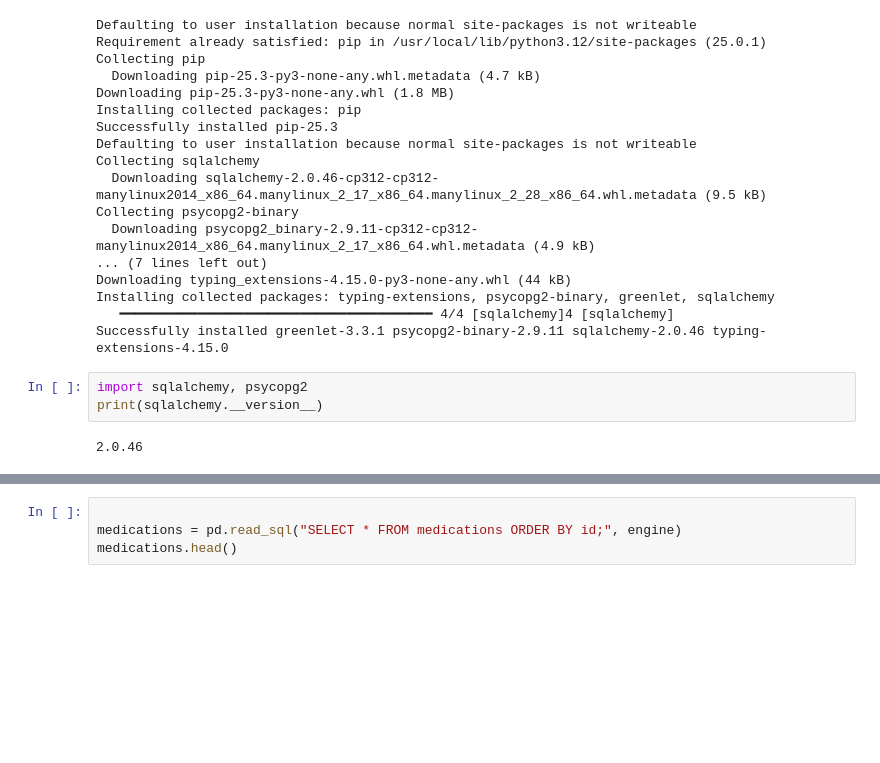
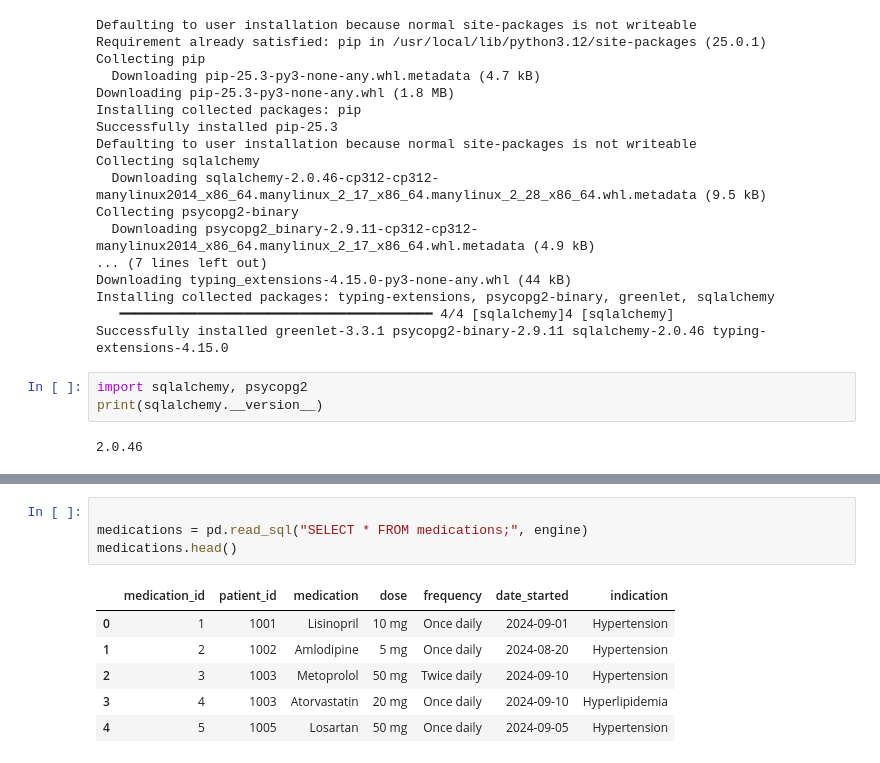
Before and after one commit to Blake-Wei/hi5304-assignment3, a Jupyter notebook: learning/practice.ipynb, the cells around one changed output, grey strips where cells are left out. Saved outputs shown, nothing was run; the diff lists cells and outputs as text; blank space fills up the shorter version.

```diff
--- a/learning/practice.ipynb
+++ b/learning/practice.ipynb
@@ -69,7 +95,14 @@ patients.head()
 # %%
 
-medications = pd.read_sql("SELECT * FROM medications ORDER BY id;", engine)
+medications = pd.read_sql("SELECT * FROM medications;", engine)
 medications.head()
+# %% [output]
+|  | medication_id | patient_id | medication | dose | frequency | date_started | indication |
+| 0 | 1 | 1001 | Lisinopril | 10 mg | Once daily | 2024-09-01 | Hypertension |
+| 1 | 2 | 1002 | Amlodipine | 5 mg | Once daily | 2024-08-20 | Hypertension |
+| 2 | 3 | 1003 | Metoprolol | 50 mg | Twice daily | 2024-09-10 | Hypertension |
+| 3 | 4 | 1003 | Atorvastatin | 20 mg | Once daily | 2024-09-10 | Hyperlipidemia |
+| 4 | 5 | 1005 | Losartan | 50 mg | Once daily | 2024-09-05 | Hypertension |
 # %%
 bp = pd.read_sql("SELECT * FROM bp_readings ORDER BY bp_id;", engine)
 bp.head()
```
Also changed, not shown: parts of 5 cells of this notebook.
